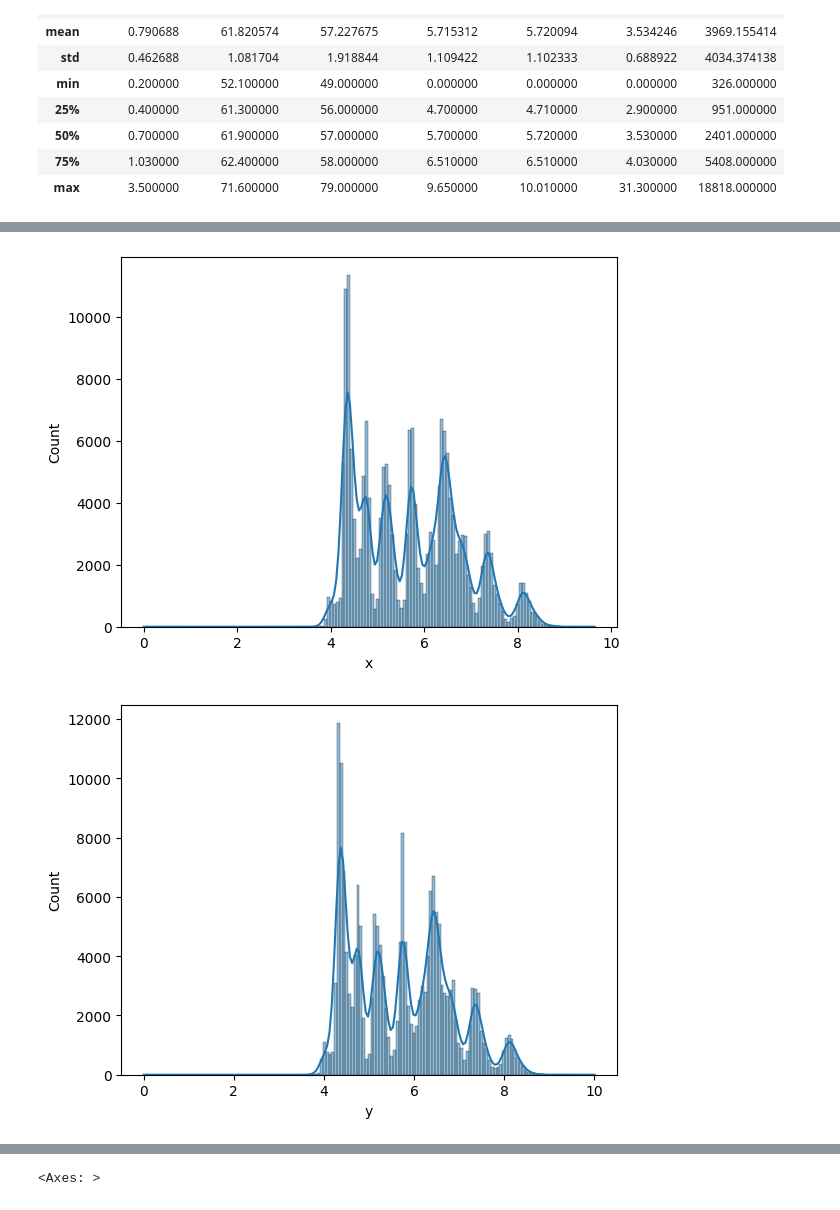
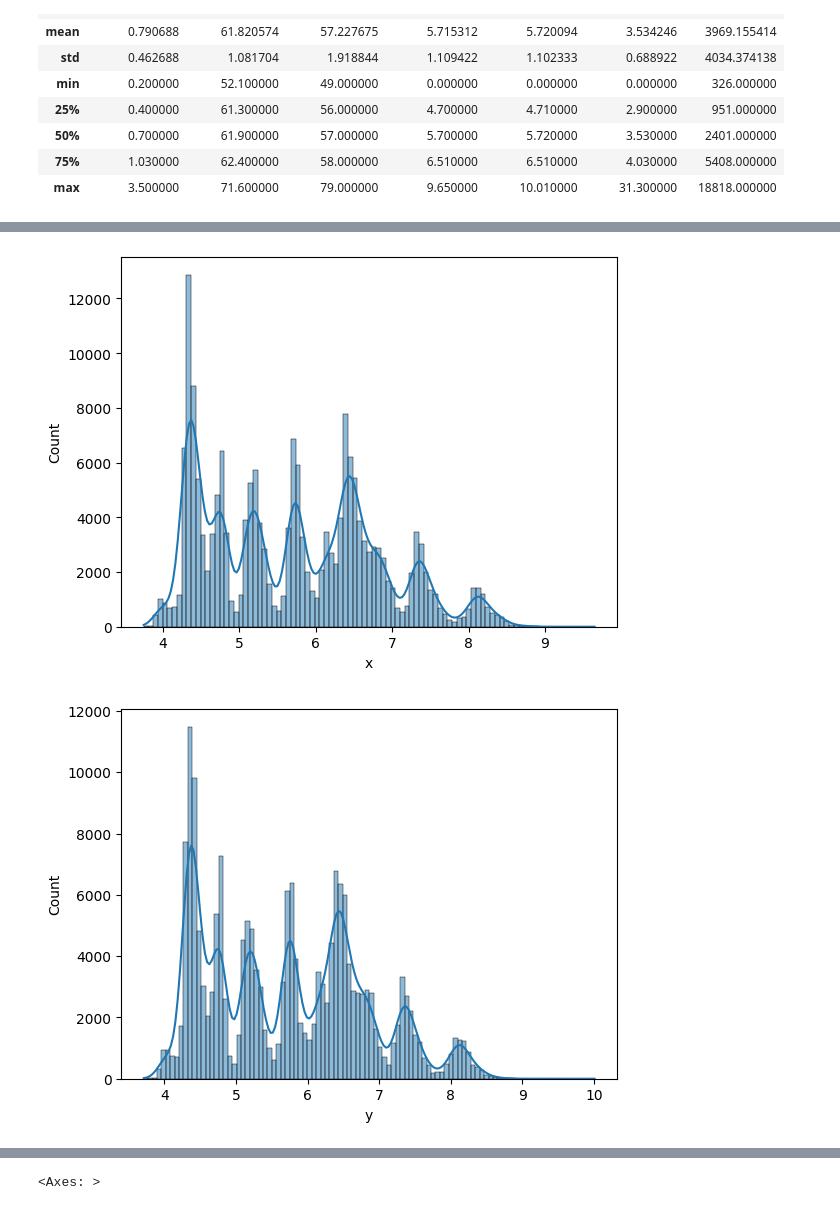
Before and after one commit to wiznikvibe/diamond_price_prediction, a Jupyter notebook: notebook/Exploration.ipynb, the cells around one changed output, grey strips where cells are left out. Saved outputs shown, nothing was run; the diff lists cells and outputs as text; code cells hidden in the pictures.

```diff
--- a/notebook/Exploration.ipynb
+++ b/notebook/Exploration.ipynb
@@ -155,16 +155,18 @@ numerical_data.describe()
 | 50% | 0.700000 | 61.900000 | 57.000000 | 5.700000 | 5.720000 | 3.530000 | 2401.000000 |
 | 75% | 1.030000 | 62.400000 | 58.000000 | 6.510000 | 6.510000 | 4.030000 | 5408.000000 |
 | max | 3.500000 | 71.600000 | 79.000000 | 9.650000 | 10.010000 | 31.300000 | 18818.000000 |
+# %%
+numerical_data=numerical_data[(numerical_data['x']!=0)&(numerical_data['y']!=0) & (numerical_data['z']!=0)]
 # %%
 plt.figure(figsize=(12,6))
 
 for column in numerical_columns:
-    sns.histplot(data=df, x=column, kde=True)
+    sns.histplot(data=numerical_data, x=column, kde=True)
     print('\n')
     plt.show()
 # %% [output]
 [figure]
 [figure]
 [figure]
-[figure, old version]
+[figure, new version]
-[figure, old version]
+[figure, new version]
```
Also changed, not shown: parts of 21 cells of this notebook, 1 other file.
